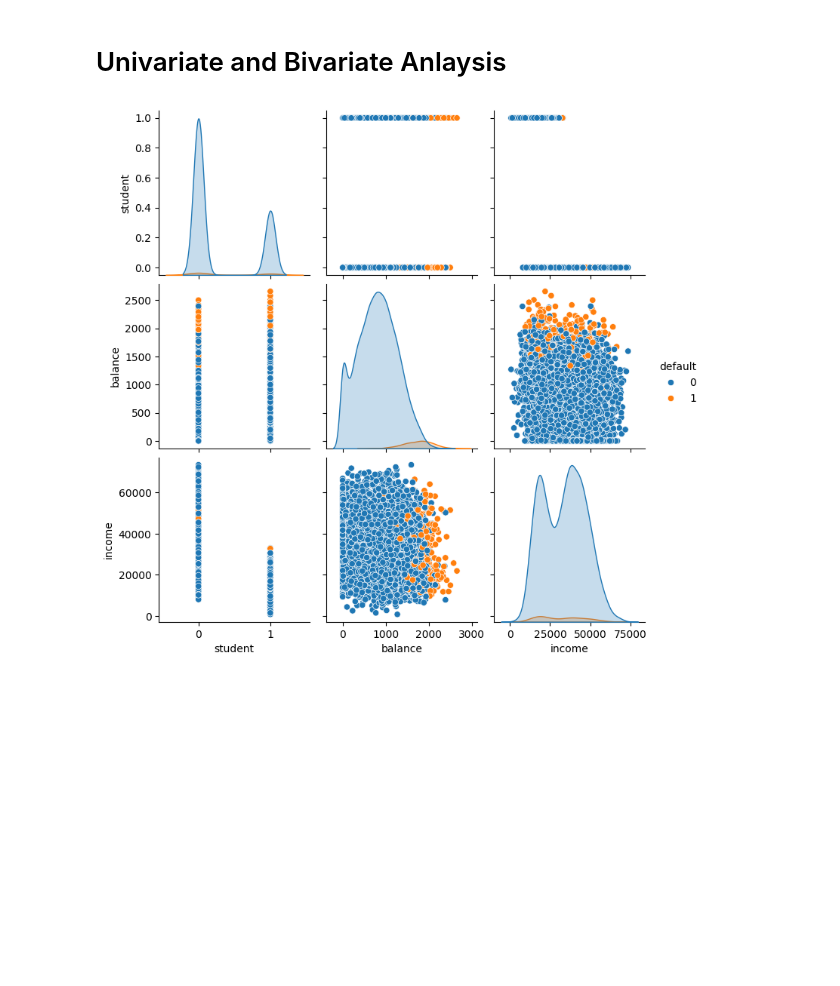
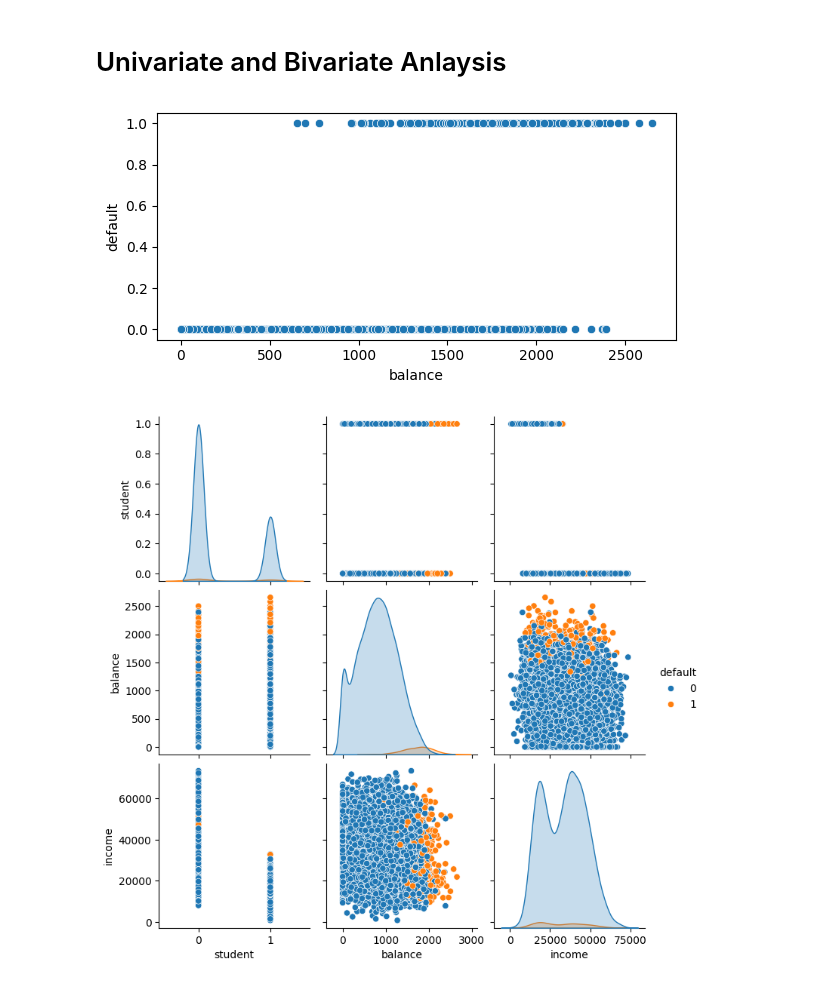
Before and after one commit to ericcoopey/dsa250_sp26, a Jupyter notebook: M5-MachineLearning/Classification_credit_card.ipynb, the cells around one changed output. Saved outputs shown, nothing was run; the diff lists cells and outputs as text; code cells hidden in the pictures; blank space fills up the shorter version.

Commit message:
graphs

```diff
--- a/M5-MachineLearning/Classification_credit_card.ipynb
+++ b/M5-MachineLearning/Classification_credit_card.ipynb
@@ -124,6 +124,13 @@ df.describe()
 | max | 1.000000 | 1.000000 | 2654.322576 | 73554.233495 |
 # %% [markdown]
 # Univariate and Bivariate Anlaysis
+# %%
+plt.figure(figsize=(6, 3))
+sns.scatterplot(data=df, x='balance', y='default') #, hue='student')
+plt.tight_layout()
+plt.show()
+# %% [output]
+[figure, added]
 # %%
 # seaborn pairplot of the data
 sns.pairplot(df, hue='default')
```
